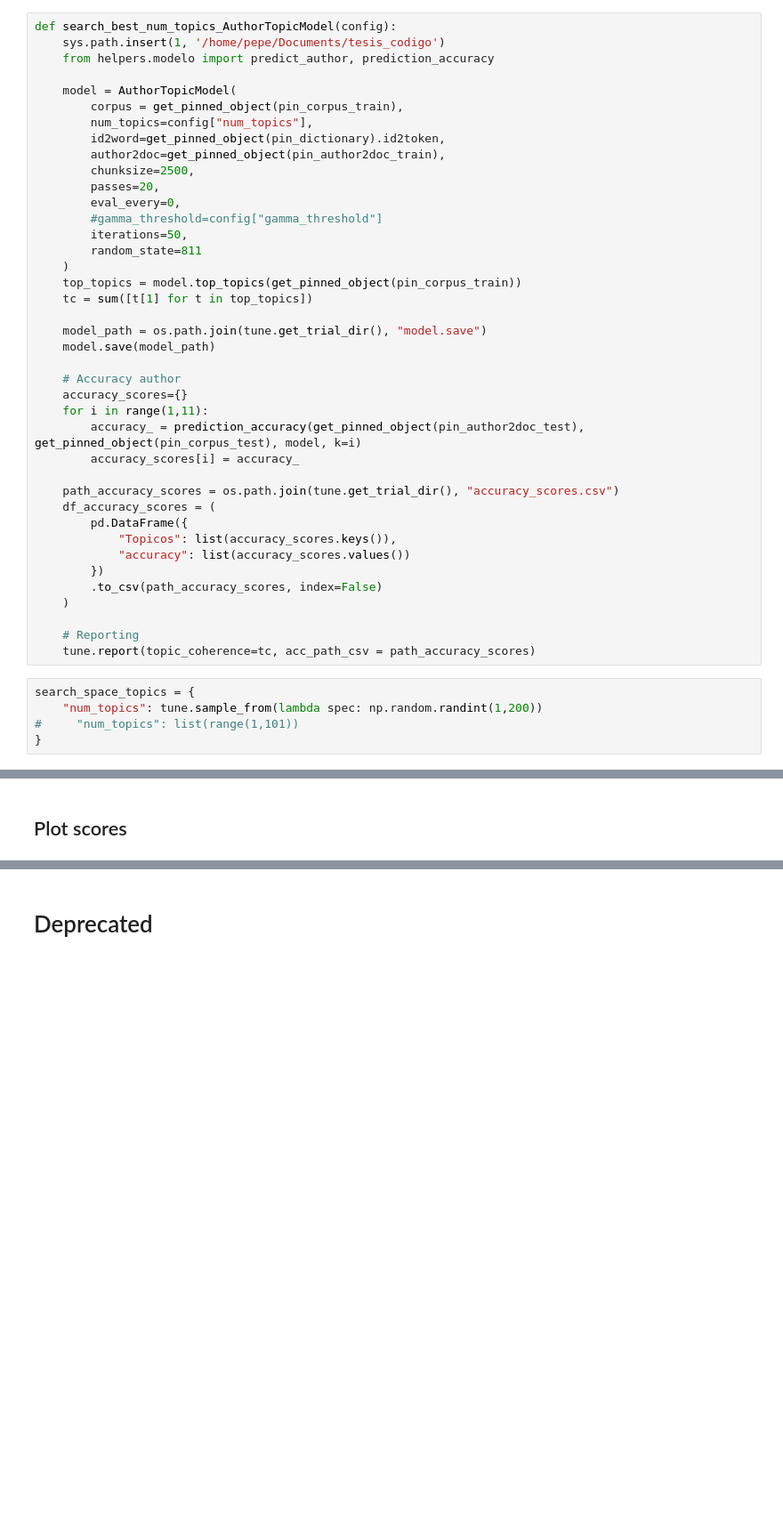
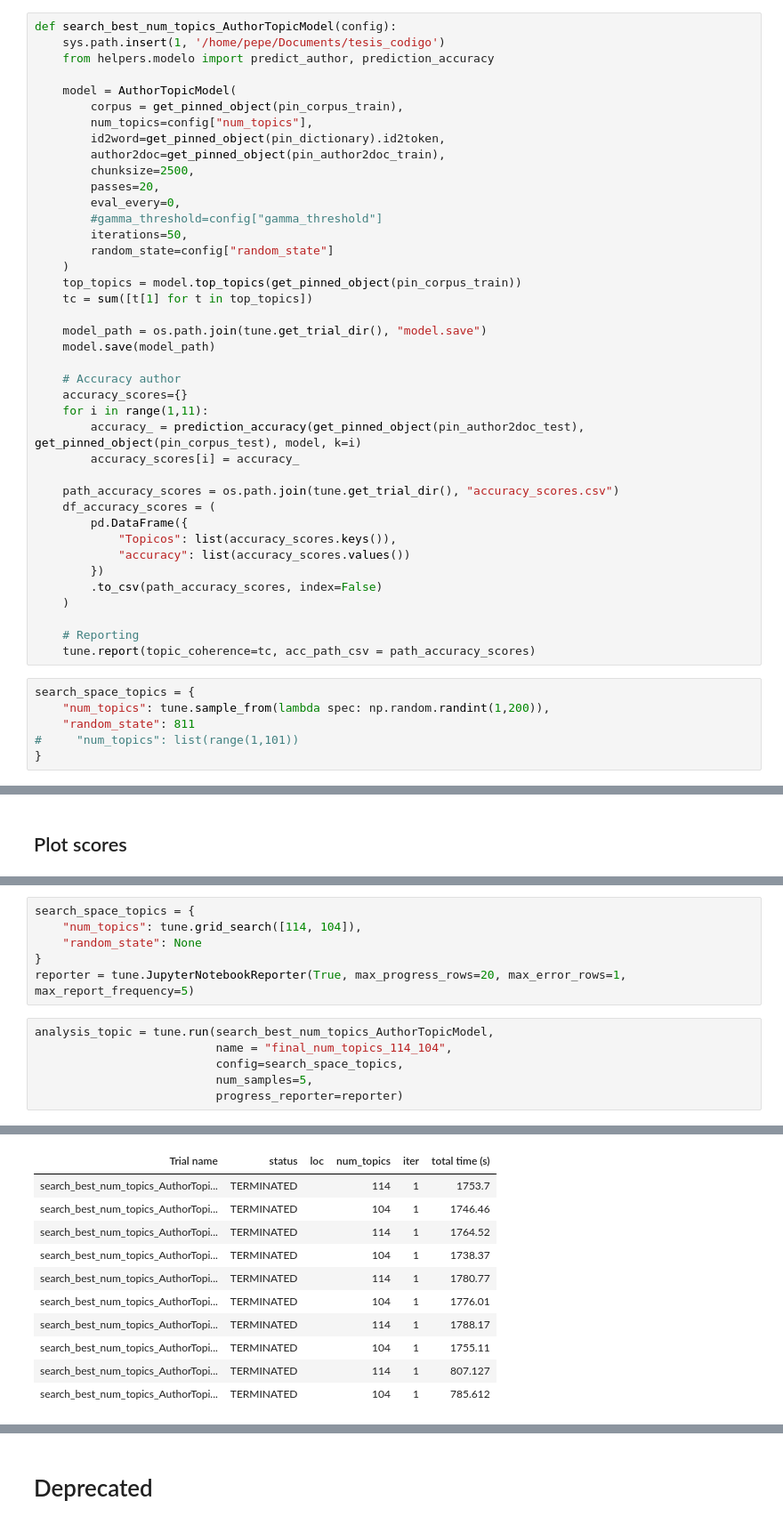
Before and after one commit to jadm333/aut_topic_twitter, a Jupyter notebook: notebooks/03_Modelo.ipynb, the cells around one changed output, grey strips where cells are left out. Shown at 89% size. Saved outputs shown, nothing was run; the diff lists cells and outputs as text; blank space fills up the shorter version.

```diff
--- a/notebooks/03_Modelo.ipynb
+++ b/notebooks/03_Modelo.ipynb
@@ -113,7 +123,7 @@ def search_best_num_topics_AuthorTopicModel(config):
         eval_every=0,
         #gamma_threshold=config["gamma_threshold"]
         iterations=50,
-        random_state=811
+        random_state=config["random_state"]
     )
     top_topics = model.top_topics(get_pinned_object(pin_corpus_train))
     tc = sum([t[1] for t in top_topics])
@@ -140,7 +150,8 @@ def search_best_num_topics_AuthorTopicModel(config):
     tune.report(topic_coherence=tc, acc_path_csv = path_accuracy_scores)
 # %%
 search_space_topics = {
-    "num_topics": tune.sample_from(lambda spec: np.random.randint(1,200))
+    "num_topics": tune.sample_from(lambda spec: np.random.randint(1,200)),
+    "random_state": 811
 #     "num_topics": list(range(1,101))
 }
 # %%
@@ -221,0 +197,13 @@ import hvplot.pandas
+# %%
+search_space_topics = {
+    "num_topics": tune.grid_search([114, 104]),
+    "random_state": None
+}
+reporter = tune.JupyterNotebookReporter(True, max_progress_rows=20, max_error_rows=1, max_report_frequency=5)
+# %%
+analysis_topic = tune.run(search_best_num_topics_AuthorTopicModel,
+                          name = "final_num_topics_114_104",
+                          config=search_space_topics,
+                          num_samples=5,
+                          progress_reporter=reporter)
+# %% [output]
@@ -221,0 +216,11 @@ import hvplot.pandas
+| Trial name | status | loc | num_topics | iter | total time (s) |
+| search_best_num_topics_AuthorTopi... | TERMINATED |  | 114 | 1 | 1753.7 |
+| search_best_num_topics_AuthorTopi... | TERMINATED |  | 104 | 1 | 1746.46 |
+| search_best_num_topics_AuthorTopi... | TERMINATED |  | 114 | 1 | 1764.52 |
+| search_best_num_topics_AuthorTopi... | TERMINATED |  | 104 | 1 | 1738.37 |
+| search_best_num_topics_AuthorTopi... | TERMINATED |  | 114 | 1 | 1780.77 |
+| search_best_num_topics_AuthorTopi... | TERMINATED |  | 104 | 1 | 1776.01 |
+| search_best_num_topics_AuthorTopi... | TERMINATED |  | 114 | 1 | 1788.17 |
+| search_best_num_topics_AuthorTopi... | TERMINATED |  | 104 | 1 | 1755.11 |
+| search_best_num_topics_AuthorTopi... | TERMINATED |  | 114 | 1 | 807.127 |
+| search_best_num_topics_AuthorTopi... | TERMINATED |  | 104 | 1 | 785.612 |
```
Also changed, not shown: parts of 20 cells of this notebook, 7 other files.
